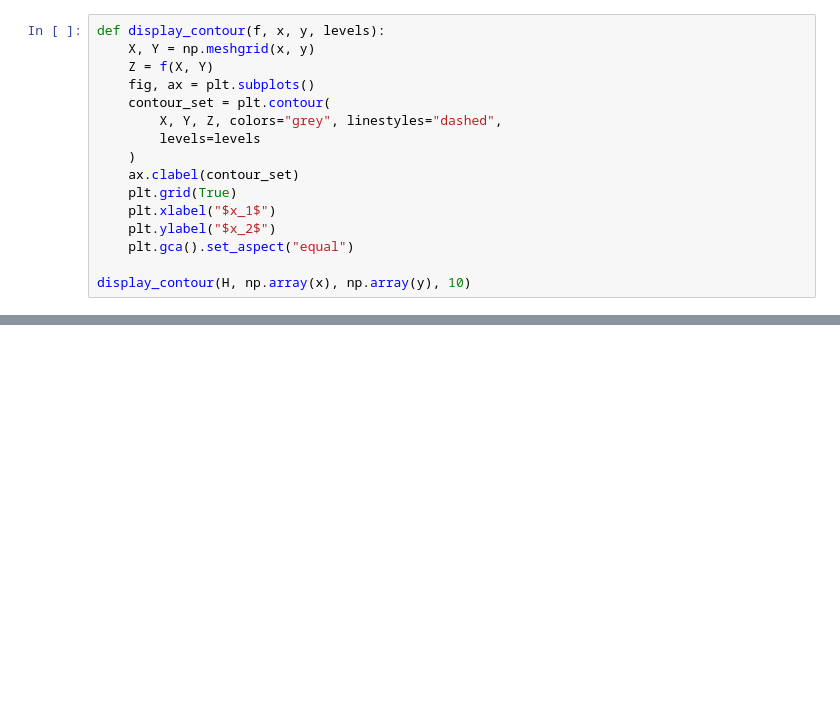
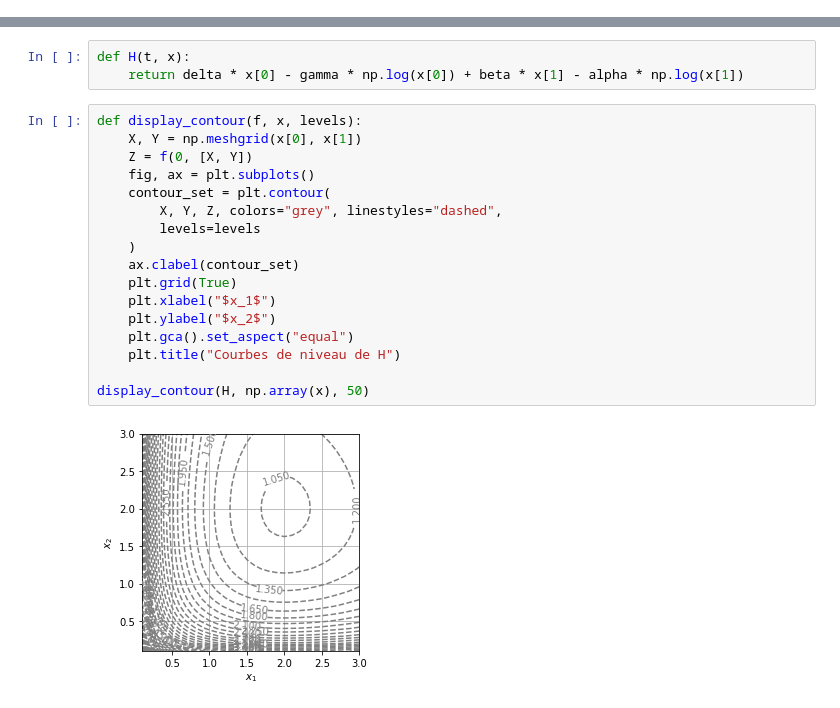
Before and after one commit to cwotawa/Projet-math-info-2, a Jupyter notebook: Projet_2.ipynb, the cells around one changed output, grey strips where cells are left out. Saved outputs shown, nothing was run; the diff lists cells and outputs as text; blank space fills up the shorter version.

```diff
--- a/Projet_2.ipynb
+++ b/Projet_2.ipynb
@@ -53,16 +0,0 @@ TypeError: must be real number, not ArrayBox
-# %%
-def display_contour(f, x, y, levels):
-    X, Y = np.meshgrid(x, y)
-    Z = f(X, Y)
-    fig, ax = plt.subplots()
-    contour_set = plt.contour(
-        X, Y, Z, colors="grey", linestyles="dashed",
-        levels=levels
-    )
-    ax.clabel(contour_set)
-    plt.grid(True)
-    plt.xlabel("$x_1$")
-    plt.ylabel("$x_2$")
-    plt.gca().set_aspect("equal")
-
-display_contour(H, np.array(x), np.array(y), 10)
@@ -111,0 +191,22 @@ solve_euler_implicite(lambda x : 3*x, 0.5, 1, 0, 10)
+# %%
+def H(t, x):
+    return delta * x[0] - gamma * np.log(x[0]) + beta * x[1] - alpha * np.log(x[1])
+# %%
+def display_contour(f, x, levels):
+    X, Y = np.meshgrid(x[0], x[1])
+    Z = f(0, [X, Y])
+    fig, ax = plt.subplots()
+    contour_set = plt.contour(
+        X, Y, Z, colors="grey", linestyles="dashed",
+        levels=levels
+    )
+    ax.clabel(contour_set)
+    plt.grid(True)
+    plt.xlabel("$x_1$")
+    plt.ylabel("$x_2$")
+    plt.gca().set_aspect("equal")
+    plt.title("Courbes de niveau de H")
+
+display_contour(H, np.array(x), 50)
+# %% [output]
+[figure, added]
```
Also changed, not shown: parts of 42 cells of this notebook.
